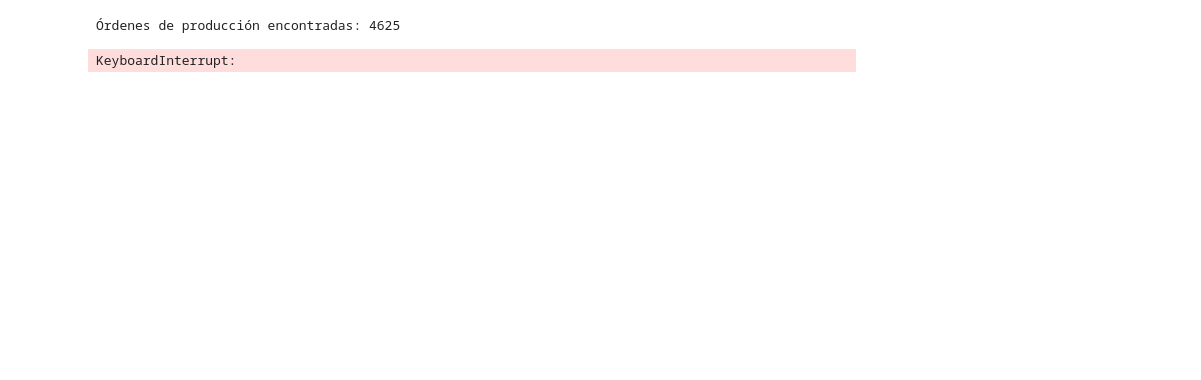
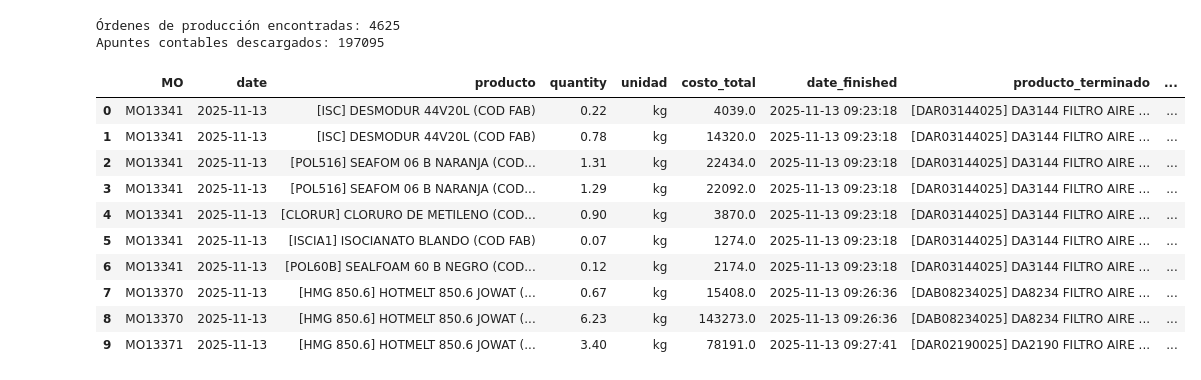
Before and after one commit to FiltrosDonsson/Proyectos-Data-analyst, a Jupyter notebook: PRORUDCCION/mp.ipynb, the cells around one changed output. Cells and saved outputs as stored; diff of their text form; code cells hidden in the pictures; blank space fills up the shorter version.

```diff
--- a/PRORUDCCION/mp.ipynb
+++ b/PRORUDCCION/mp.ipynb
@@ -64,7 +64,7 @@ df_acc["MO"] = df_acc["ref"].fillna(df_acc["name"]).astype(str)
 df_acc = df_acc[df_acc["MO"].isin(df_mo["name"])]
 
 df_final = df_acc.merge(
-    df_mo[["name", "date_finished", "producto_terminado"]],
+    df_mo[["name", "date_finished", "producto_terminado","product_qty"]],
     left_on="MO", right_on="name", how="left"
 )
 
@@ -74,14 +74,22 @@ df_final["costo_total"] = df_final["credit"].fillna(0) - df_final["debit"].filln
 # --- 6️⃣ Seleccionar columnas limpias ---
 df_resultado = df_final[[
     "MO", "date", "producto", "quantity", "unidad",
-    "costo_total", "date_finished", "producto_terminado"
+    "costo_total", "date_finished", "producto_terminado","product_qty"
 ]]
-
-# --- 7️⃣ Exportar ---
-df_resultado.to_excel("consumo_materias_primas_2023_2025.xlsx", index=False)
-print("✅ Archivo generado: consumo_materias_primas_2023_2025.xlsx")
 # %% [output]
 Órdenes de producción encontradas: 4625
+Apuntes contables descargados: 197095
-KeyboardInterrupt:
 # %%
-df_resultado .sample(10)
+df_resultado.head(10)
+# %% [output]
+|  | MO | date | producto | quantity | unidad | costo_total | date_finished | producto_terminado | ... |
+| 0 | MO13341 | 2025-11-13 | [ISC] DESMODUR 44V20L (COD FAB) | 0.22 | kg | 4039.0 | 2025-11-13 09:23:18 | [DAR03144025] DA3144 FILTRO AIRE ... | ... |
+| 1 | MO13341 | 2025-11-13 | [ISC] DESMODUR 44V20L (COD FAB) | 0.78 | kg | 14320.0 | 2025-11-13 09:23:18 | [DAR03144025] DA3144 FILTRO AIRE ... | ... |
+| 2 | MO13341 | 2025-11-13 | [POL516] SEAFOM 06 B NARANJA (COD... | 1.31 | kg | 22434.0 | 2025-11-13 09:23:18 | [DAR03144025] DA3144 FILTRO AIRE ... | ... |
+| 3 | MO13341 | 2025-11-13 | [POL516] SEAFOM 06 B NARANJA (COD... | 1.29 | kg | 22092.0 | 2025-11-13 09:23:18 | [DAR03144025] DA3144 FILTRO AIRE ... | ... |
+| 4 | MO13341 | 2025-11-13 | [CLORUR] CLORURO DE METILENO (COD... | 0.90 | kg | 3870.0 | 2025-11-13 09:23:18 | [DAR03144025] DA3144 FILTRO AIRE ... | ... |
+| 5 | MO13341 | 2025-11-13 | [ISCIA1] ISOCIANATO BLANDO (COD FAB) | 0.07 | kg | 1274.0 | 2025-11-13 09:23:18 | [DAR03144025] DA3144 FILTRO AIRE ... | ... |
+| 6 | MO13341 | 2025-11-13 | [POL60B] SEALFOAM 60 B NEGRO (COD... | 0.12 | kg | 2174.0 | 2025-11-13 09:23:18 | [DAR03144025] DA3144 FILTRO AIRE ... | ... |
+| 7 | MO13370 | 2025-11-13 | [HMG 850.6] HOTMELT 850.6 JOWAT (... | 0.67 | kg | 15408.0 | 2025-11-13 09:26:36 | [DAB08234025] DA8234 FILTRO AIRE ... | ... |
+| 8 | MO13370 | 2025-11-13 | [HMG 850.6] HOTMELT 850.6 JOWAT (... | 6.23 | kg | 143273.0 | 2025-11-13 09:26:36 | [DAB08234025] DA8234 FILTRO AIRE ... | ... |
+| 9 | MO13371 | 2025-11-13 | [HMG 850.6] HOTMELT 850.6 JOWAT (... | 3.40 | kg | 78191.0 | 2025-11-13 09:27:41 | [DAR02190025] DA2190 FILTRO AIRE ... | ... |
```
Also changed, not shown: 8 other files.
